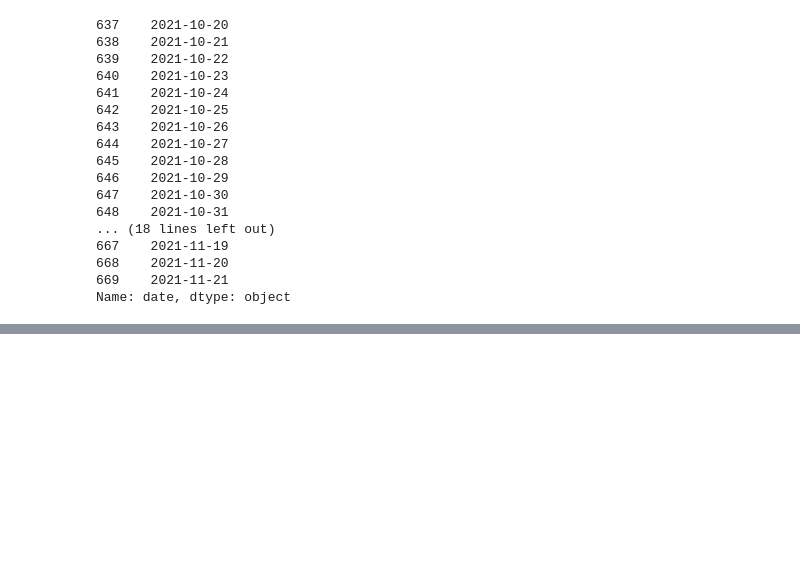
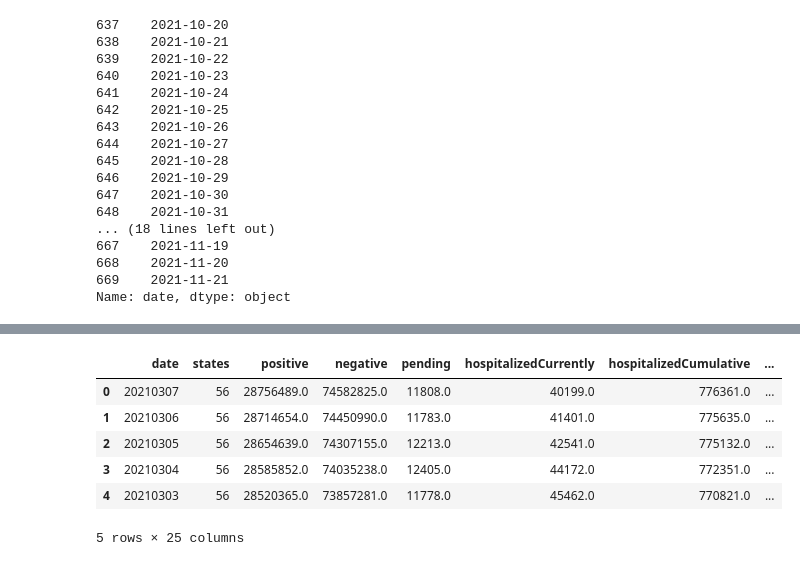
Before and after one commit to digantgarude/Covid-19-Vaccine-Rhetoric-Analysis-Based-on-Tweets, a Jupyter notebook: COVID_Count_API/covid_19_count.ipynb, the cells around one changed output, grey strips where cells are left out. Cells and saved outputs as stored; diff of their text form; code cells hidden in the pictures; blank space fills up the shorter version.

```diff
--- a/COVID_Count_API/covid_19_count.ipynb
+++ b/COVID_Count_API/covid_19_count.ipynb
@@ -34,3 +34,7 @@ df_country_data_till_date.date.dt.strftime("%Y-%m-%d")
 668    2021-11-20
 669    2021-11-21
 Name: date, dtype: object
+# %%
+US_API = "https://api.covidtracking.com/v1/us/daily.json"
+# %%
+us_data_raw = requests.get(US_API).json()
@@ -36,0 +61,12 @@ Name: date, dtype: object
+# %%
+df_us_data = pd.DataFrame.from_records(us_data_raw)
+# %%
+df_us_data.head()
+# %% [output]
+|  | date | states | positive | negative | pending | hospitalizedCurrently | hospitalizedCumulative | ... |
+| 0 | 20210307 | 56 | 28756489.0 | 74582825.0 | 11808.0 | 40199.0 | 776361.0 | ... |
+| 1 | 20210306 | 56 | 28714654.0 | 74450990.0 | 11783.0 | 41401.0 | 775635.0 | ... |
+| 2 | 20210305 | 56 | 28654639.0 | 74307155.0 | 12213.0 | 42541.0 | 775132.0 | ... |
+| 3 | 20210304 | 56 | 28585852.0 | 74035238.0 | 12405.0 | 44172.0 | 772351.0 | ... |
+| 4 | 20210303 | 56 | 28520365.0 | 73857281.0 | 11778.0 | 45462.0 | 770821.0 | ... |
+5 rows × 25 columns
```
Also changed, not shown: parts of 7 cells of this notebook, 25 other files.
